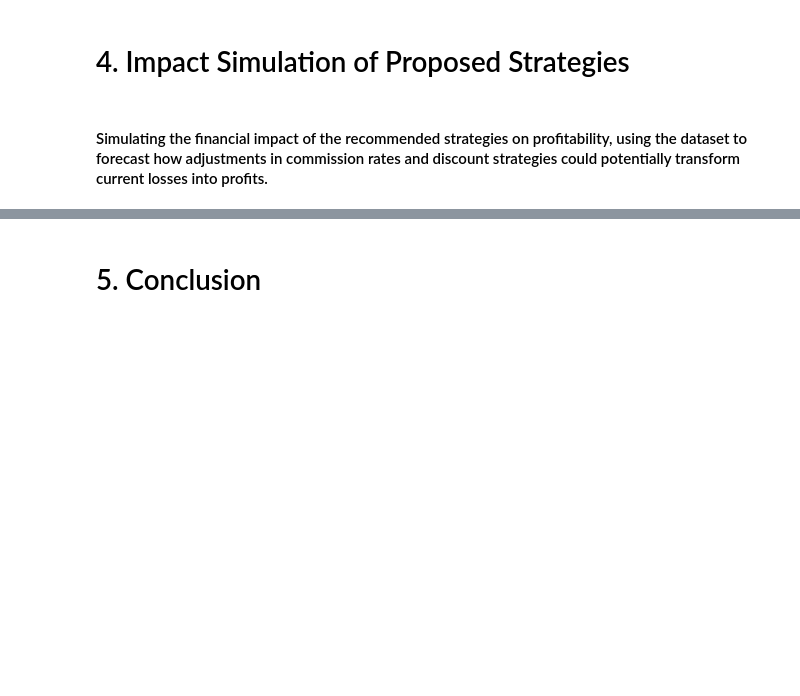
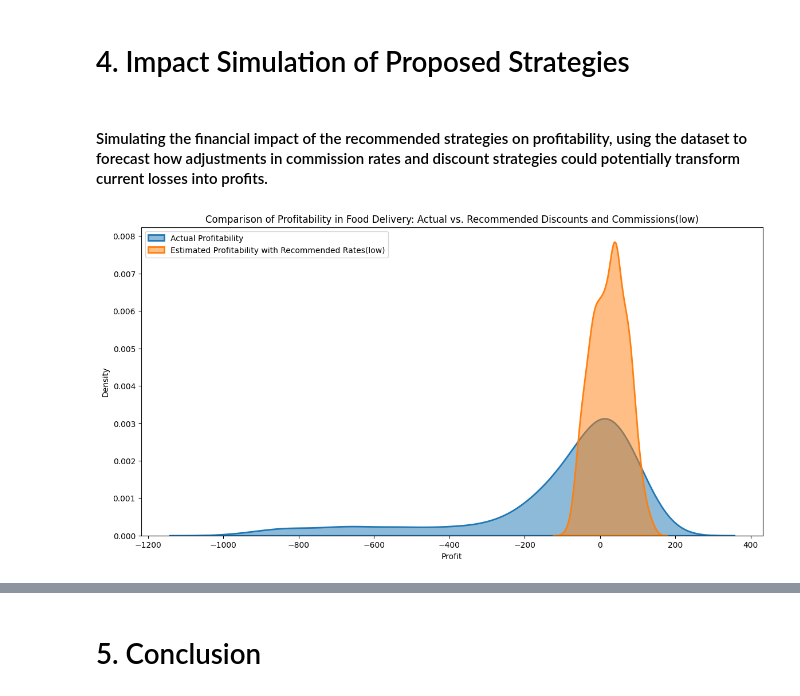
Before and after one commit to jeongseoho/food_delivery, a Jupyter notebook: food_delivery.ipynb, the cells around one changed output, grey strips where cells are left out. Cells and saved outputs as stored; diff of their text form; code cells hidden in the pictures; blank space fills up the shorter version.

```diff
--- a/food_delivery.ipynb
+++ b/food_delivery.ipynb
@@ -400,3 +401,40 @@ plt.show()
 # 4. Impact Simulation of Proposed Strategies
 # %% [markdown]
 #### Simulating the financial impact of the recommended strategies on profitability, using the dataset to forecast how adjustments in commission rates and discount strategies could potentially transform current losses into profits.
+# %%
+# First, I will simulate the recommended commission/discount percentage based on low-profit.
+
+# simulate profitability with recommended discounts and commissions of low profit
+recommended_commission_percentage_low = 13.7 # 13.7%
+recommended_discount_percentage_low = 5.8 # 5.8%
+
+
+# calculate the simulated commission fee and discount amount using recommended percentages
+food['Simulated Commission Fee low'] = food['Order Value'] * (recommended_commission_percentage_low / 100)
+food['Simulated Discount Amount low'] = food['Order Value'] * (recommended_discount_percentage_low / 100)
+
+# recalculate total costs and profit with simulated values
+food['Simulated Total Costs low'] = (food['Delivery Fee'] +
+                                        food['Payment Processing Fee'] +
+                                        food['Simulated Discount Amount low'])
+
+food['Simulated Profit low'] = (food['Simulated Commission Fee low'] -
+                                   food['Simulated Total Costs low'])
+# %%
+# visualizing the comparison
+
+plt.figure(figsize=(14, 7))
+
+# actual profitability
+sns.kdeplot(food['Profit'], label='Actual Profitability', fill=True, alpha=0.5, linewidth=2)
+
+# simulated profitability
+sns.kdeplot(food['Simulated Profit low'], label='Estimated Profitability with Recommended Rates(low)', fill=True, alpha=0.5, linewidth=2)
+
+plt.title('Comparison of Profitability in Food Delivery: Actual vs. Recommended Discounts and Commissions(low)')
+plt.xlabel('Profit')
+plt.ylabel('Density')
+plt.legend(loc='upper left')
+plt.show()
+# %% [output]
+[figure, added]
```
Also changed, not shown: parts of 5 cells of this notebook.
